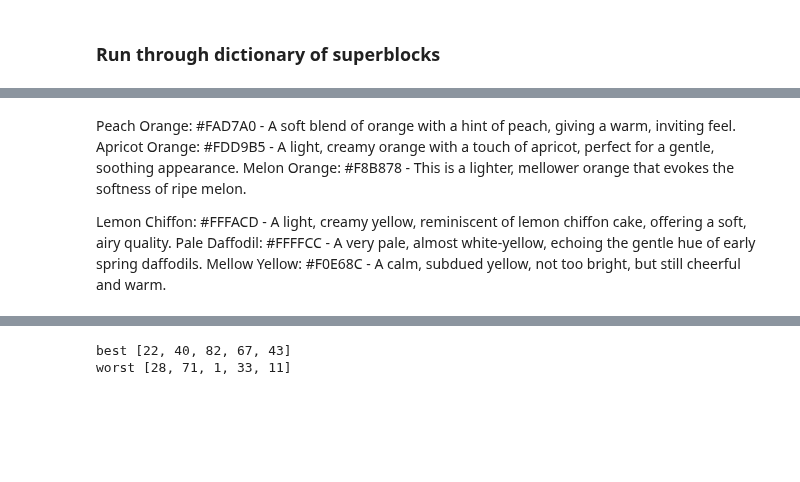
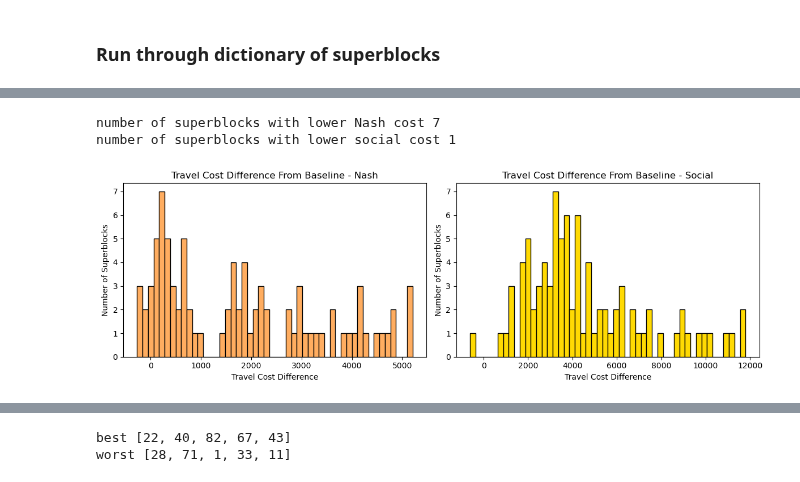
Before and after one commit to claricemottet/Barcelona_Superblock_Placement_Optimization, a Jupyter notebook: networks_bcn.ipynb, the cells around one changed output, grey strips where cells are left out. Cells and saved outputs as stored; diff of their text form; code cells hidden in the pictures; blank space fills up the shorter version.

```diff
--- a/networks_bcn.ipynb
+++ b/networks_bcn.ipynb
@@ -849,32 +824,36 @@ colors = ['#66b3ff', '#ffa500', '#ff99cc', '#ff6666', '#c2c2f0', '#99ff99']
-# %% [markdown]
-Peach Orange: #FAD7A0 - A soft blend of orange with a hint of peach, giving a warm, inviting feel.
-Apricot Orange: #FDD9B5 - A light, creamy orange with a touch of apricot, perfect for a gentle, soothing appearance.
-Melon Orange: #F8B878 - This is a lighter, mellower orange that evokes the softness of ripe melon.
-
-Lemon Chiffon: #FFFACD - A light, creamy yellow, reminiscent of lemon chiffon cake, offering a soft, airy quality.
-Pale Daffodil: #FFFFCC - A very pale, almost white-yellow, echoing the gentle hue of early spring daffodils.
-Mellow Yellow: #F0E68C - A calm, subdued yellow, not too bright, but still cheerful and warm.
 # %%
+#number of superblocks with lower nash equilibrium
+
+df_ = df_blocks[df_blocks['cost_diff_nash']<=0].copy()
+print("number of superblocks with lower Nash cost",len(df_['cost_diff_nash']))
+
+df_ = df_blocks[df_blocks['cost_diff_social']<=0].copy()
+print("number of superblocks with lower social cost",len(df_['cost_diff_social']))
+
 # Updating the provided code to plot histograms side by side
 plt.figure(figsize=(12, 4)) # Adjusted overall figure size to accommodate both plots side by side
 
 # Plot for df_nash
 plt.subplot(1, 2, 1) # 1 row, 2 columns, first plot
 plt.hist(df_nash['cost_diff'], bins=50, color='#FFAD60', edgecolor='black')
 plt.title('Travel Cost Difference From Baseline - Nash')
 plt.xlabel('Travel Cost Difference')
 plt.ylabel('Number of Superblocks')
 
 # Plot for df_social
 plt.subplot(1, 2, 2) # 1 row, 2 columns, second plot
 plt.hist(df_social['cost_diff'], bins=50, color='#FFDA03', edgecolor='black')
 plt.title('Travel Cost Difference From Baseline - Social')
 plt.xlabel('Travel Cost Difference')
 plt.ylabel('Number of Superblocks')
 
 name = 'travel_cost'
 plt.savefig('/home/clarice/Documents/VSCode/Term2_Networks/final_project/'+name+'.jpeg')
 
 plt.tight_layout() # Adjust layouts so they do not overlap
 plt.show()
+# %% [output]
+number of superblocks with lower Nash cost 7
+number of superblocks with lower social cost 1
+[figure, added]
 # %%
```
Also changed, not shown: parts of 4 cells of this notebook.
